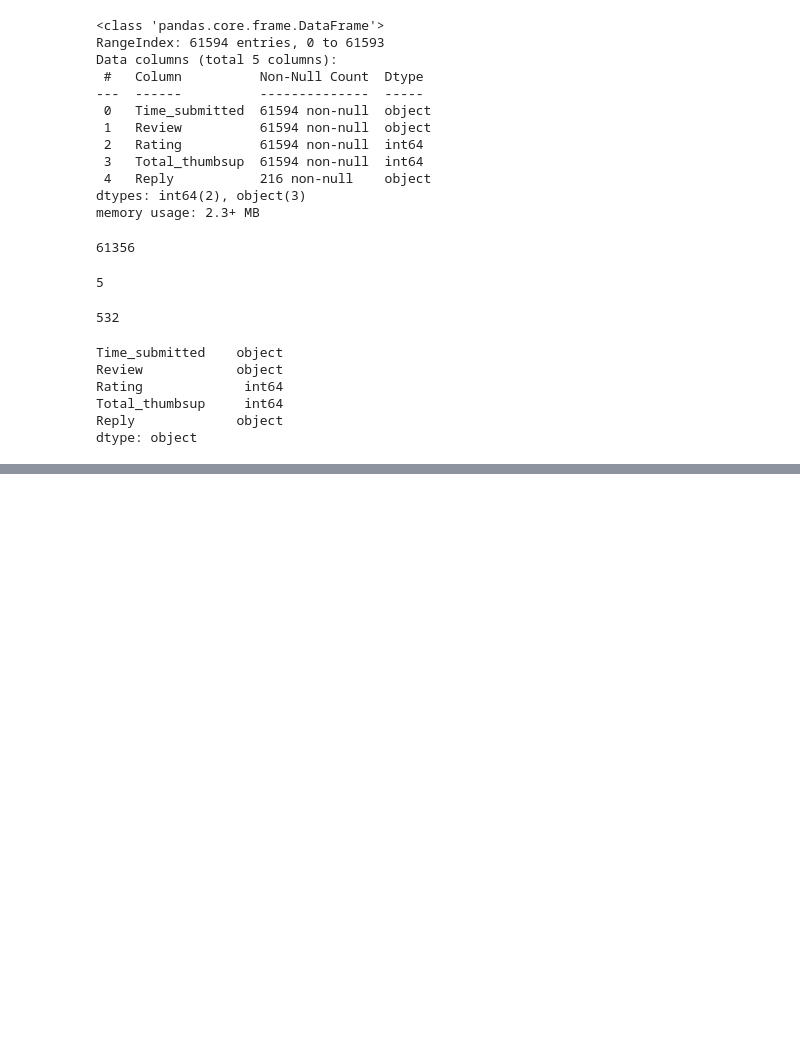
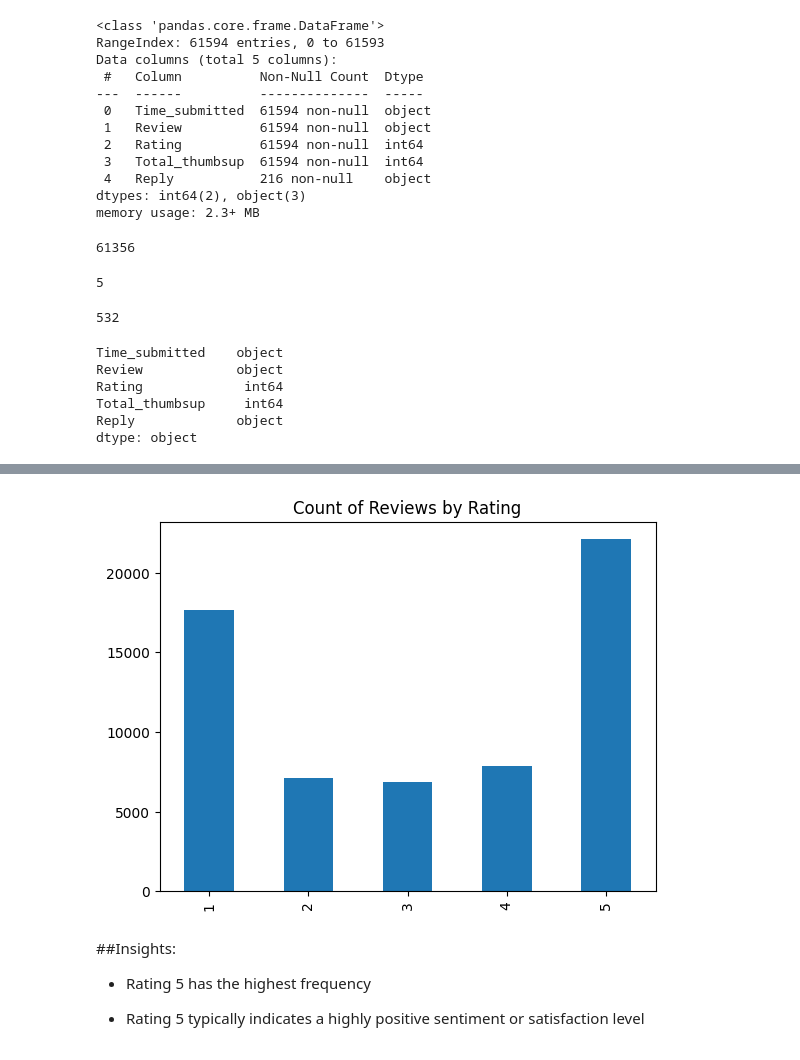
Before and after one commit to nishanahafsath/Spotify_sentimental_analysis, a Jupyter notebook: Sentimental_analysis_on_spotiy_reviews.ipynb, the cells around one changed output, grey strips where cells are left out. Drawn from its saved outputs; the diff is of its cells as text; code cells hidden in the pictures; blank space fills up the shorter version.

```diff
--- a/Sentimental_analysis_on_spotiy_reviews.ipynb
+++ b/Sentimental_analysis_on_spotiy_reviews.ipynb
@@ -118,0 +134,12 @@ dtype: object
+# %%
+#Count of review by rating graph
+ax = df['Rating'].value_counts().sort_index().plot(kind='bar', title='Count of Reviews by Rating')
+plt.show()
+# %% [output]
+[figure, added]
+# %% [markdown]
+##Insights:
+* Rating 5 has the highest frequency
+
+
+* Rating 5 typically indicates a highly positive sentiment or satisfaction level
```
Also changed, not shown: parts of 2 cells of this notebook.
